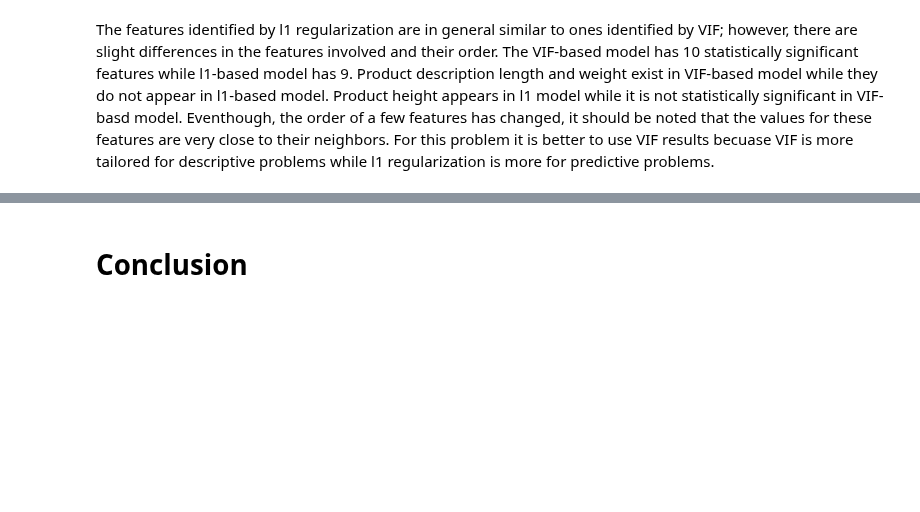
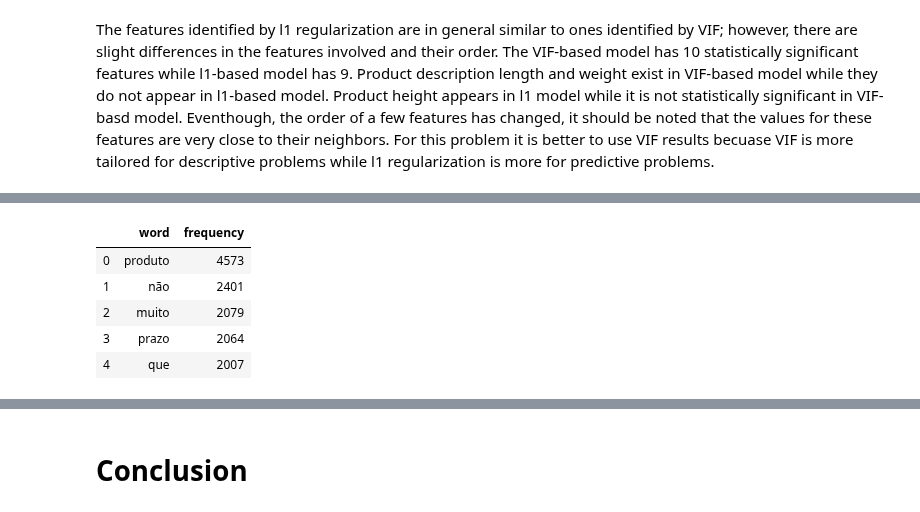
Before and after one commit to alireza-alizadegan/e-commerce-Sales, a Jupyter notebook: Sentiment Analysis.ipynb, the cells around one changed output, grey strips where cells are left out. Saved outputs shown, nothing was run; the diff lists cells and outputs as text; code cells hidden in the pictures; blank space fills up the shorter version.

```diff
--- a/Sentiment Analysis.ipynb
+++ b/Sentiment Analysis.ipynb
@@ -1157,0 +1180,18 @@ The features identified by l1 regularization are in general similar to ones iden
+# %%
+from sklearn.feature_extraction.text import CountVectorizer
+cv = CountVectorizer(stop_words = 'english')
+words = cv.fit_transform(order_reviews_df['review_comment_message']) #learn a vocabulary
+words_sum = words.sum(axis=0)
+
+
+words_freq = [(word, words_sum[0, index]) for word, index in cv.vocabulary_.items()]
+words_freq = sorted(words_freq, key = lambda x: x[1], reverse = True)
+words_frequency = pd.DataFrame(words_freq, columns=['word', 'frequency'])
+words_frequency.head()
+# %% [output]
+|  | word | frequency |
+| 0 | produto | 4573 |
+| 1 | não | 2401 |
+| 2 | muito | 2079 |
+| 3 | prazo | 2064 |
+| 4 | que | 2007 |
```
Also changed, not shown: parts of 31 cells of this notebook.
